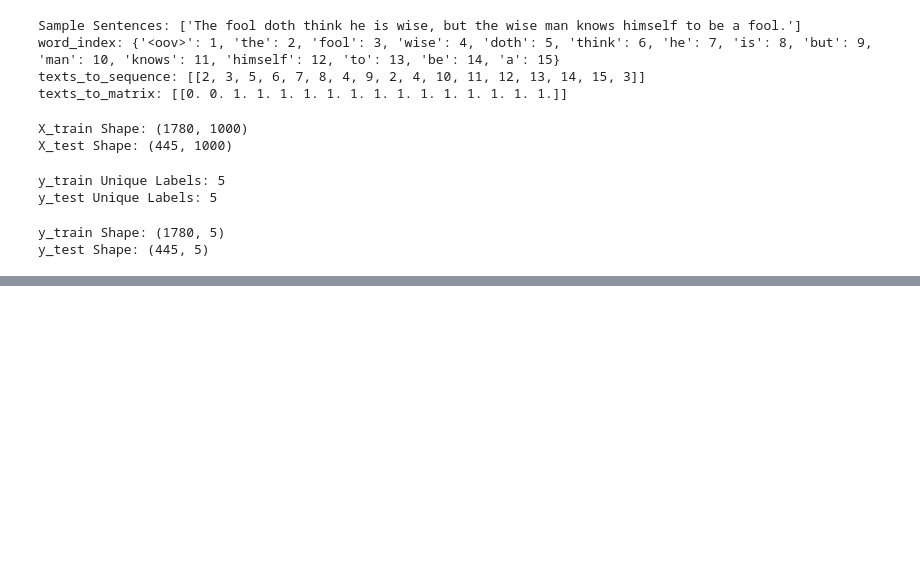
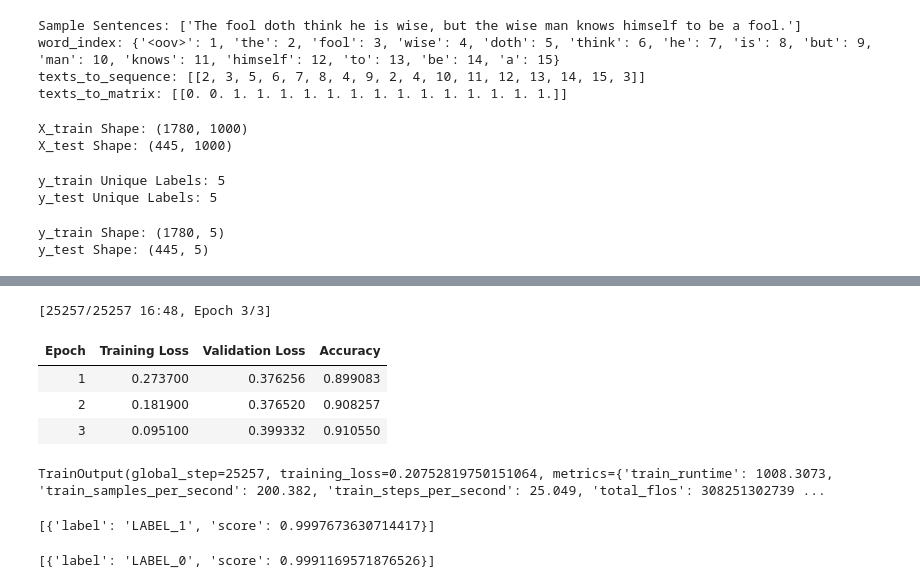
Before and after one commit to yungshun317/torch-nlp, a Jupyter notebook: natural_language_understanding.ipynb, the cells around one changed output, grey strips where cells are left out. Drawn from its saved outputs; the diff is of its cells as text; code cells hidden in the pictures; blank space fills up the shorter version.

```diff
--- a/natural_language_understanding.ipynb
+++ b/natural_language_understanding.ipynb
@@ -899,0 +972,6 @@ y_test Shape: (445, 5)
+# %%
+def tokenize_fn(batch):
+    return tokenizer(batch['sentence'], truncation=True)
+
+tokenized_datasets = raw_datasets.map(tokenize_fn, batched=True)
+type(tokenized_datasets)
@@ -899,0 +980,10 @@ y_test Shape: (445, 5)
+# %%
+from transformers import TrainingArguments
+
+training_args = TrainingArguments(
+  'my_trainer',
+  eval_strategy='epoch',
+  save_strategy='epoch',
+  num_train_epochs=3,
+)
+print(training_args)
@@ -899,0 +1008,5 @@ y_test Shape: (445, 5)
+# %%
+from transformers import AutoModelForSequenceClassification
+
+model = AutoModelForSequenceClassification.from_pretrained(checkpoint, num_labels=2)
+print(type(model))
@@ -899,0 +1059,30 @@ y_test Shape: (445, 5)
+# %%
+# !pip3 install evaluate
+import evaluate
+
+# Metric for validation error
+def compute_metrics(eval_preds):
+    metric = evaluate.load("glue", "sst2")
+    logits, labels = eval_preds
+    predictions = np.argmax(logits, axis=-1)
+    return metric.compute(predictions=predictions, references=labels)
+# %%
+from transformers import Trainer
+import numpy as np
+
+trainer = Trainer(
+    model,
+    training_args,
+    train_dataset=tokenized_datasets["train"],
+    eval_dataset=tokenized_datasets["validation"],
+    tokenizer=tokenizer,
+    compute_metrics=compute_metrics,
+)
+trainer.train()
+# %% [output]
+[25257/25257 16:48, Epoch 3/3]
+| Epoch | Training Loss | Validation Loss | Accuracy |
+| 1 | 0.273700 | 0.376256 | 0.899083 |
+| 2 | 0.181900 | 0.376520 | 0.908257 |
+| 3 | 0.095100 | 0.399332 | 0.910550 |
+TrainOutput(global_step=25257, training_loss=0.20752819750151064, metrics={'train_runtime': 1008.3073, 'train_samples_per_second': 200.382, 'train_steps_per_second': 25.049, 'total_flos': 308251302739 ...
@@ -899,0 +1091,11 @@ y_test Shape: (445, 5)
+# %%
+from transformers import pipeline
+
+finetuned_model = pipeline("text-classification", model='models/sst2_bert', device=0)
+finetuned_model('This is such a great movie!')
+# %% [output]
+[{'label': 'LABEL_1', 'score': 0.9997673630714417}]
+# %%
+finetuned_model('This is such a bad movie!')
+# %% [output]
+[{'label': 'LABEL_0', 'score': 0.9991169571876526}]
```
Also changed, not shown: parts of 14 cells of this notebook, 3 other files.
